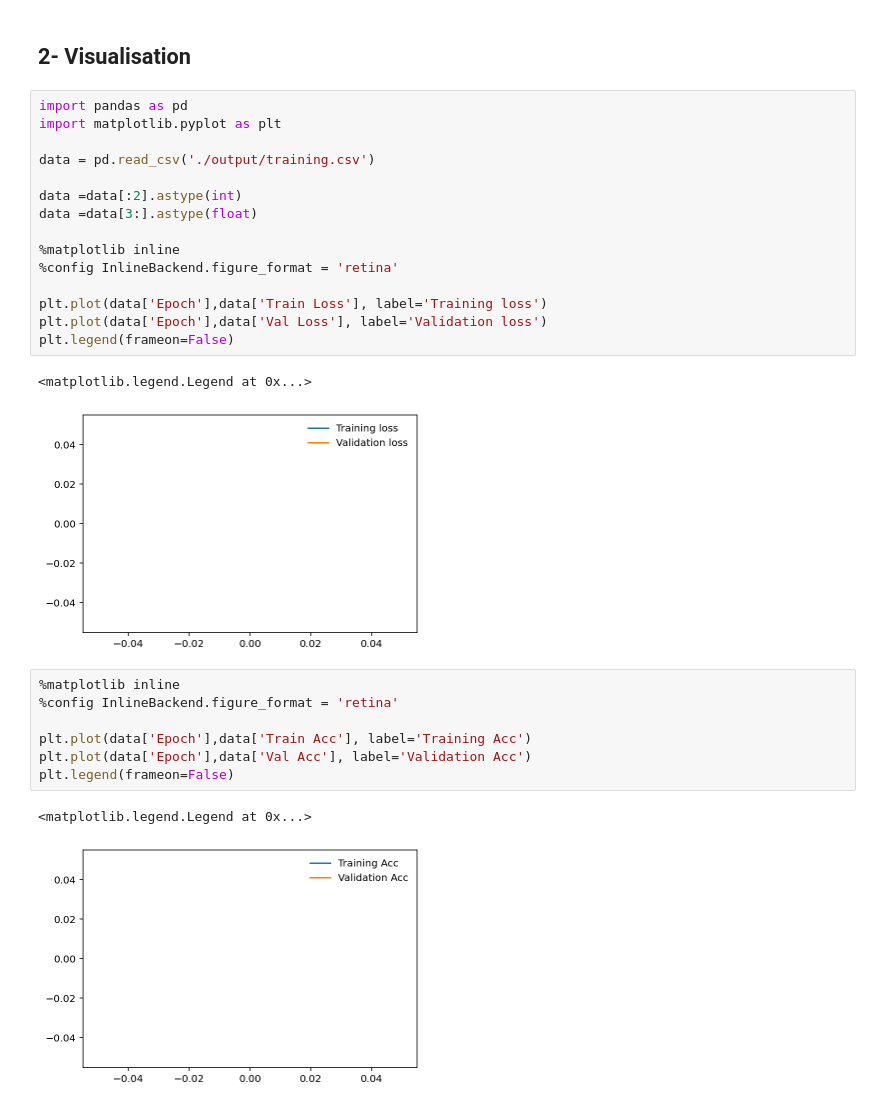
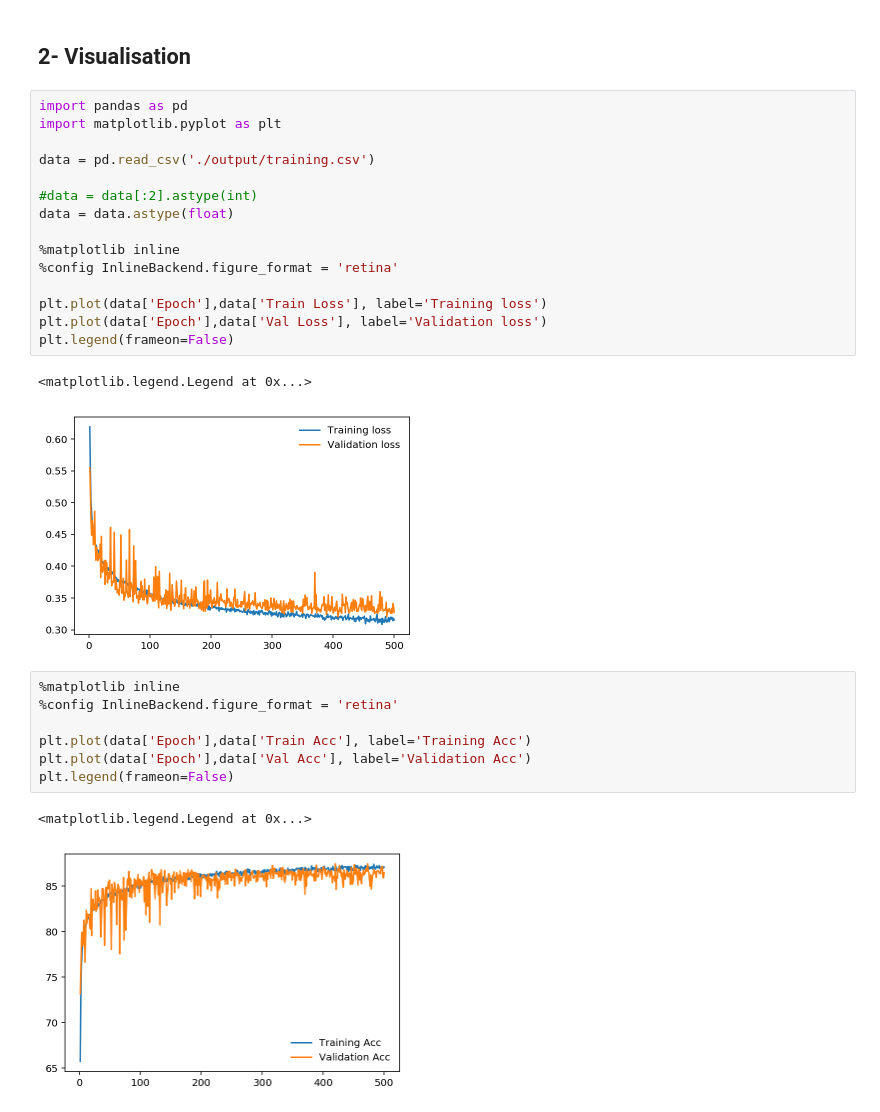
Before and after one commit to Atchaw/Android-multi-model-bytecode-images, a Jupyter notebook: android_manifast/test.ipynb, the cells around one changed output. Saved outputs shown, nothing was run; the diff lists cells and outputs as text.

```diff
--- a/android_manifast/test.ipynb
+++ b/android_manifast/test.ipynb
@@ -60,21 +57,21 @@ Test Loss: 0.713 | Test Acc: 43.90%
 # %%
 import pandas as pd
 import matplotlib.pyplot as plt
 
 data = pd.read_csv('./output/training.csv')
 
-data =data[:2].astype(int)
-data =data[3:].astype(float)
+#data = data[:2].astype(int)
+data = data.astype(float)
 
 %matplotlib inline
 %config InlineBackend.figure_format = 'retina'
 
 plt.plot(data['Epoch'],data['Train Loss'], label='Training loss')
 plt.plot(data['Epoch'],data['Val Loss'], label='Validation loss')
 plt.legend(frameon=False)
 # %% [output]
 <matplotlib.legend.Legend at 0x...>
-[figure, old version]
+[figure, new version]
 # %%
 %matplotlib inline
 %config InlineBackend.figure_format = 'retina'
@@ -84,4 +81,4 @@ plt.plot(data['Epoch'],data['Val Acc'], label='Validation Acc')
 plt.legend(frameon=False)
 # %% [output]
 <matplotlib.legend.Legend at 0x...>
-[figure, old version]
+[figure, new version]
```
Also changed, not shown: parts of 1 cell of this notebook.
